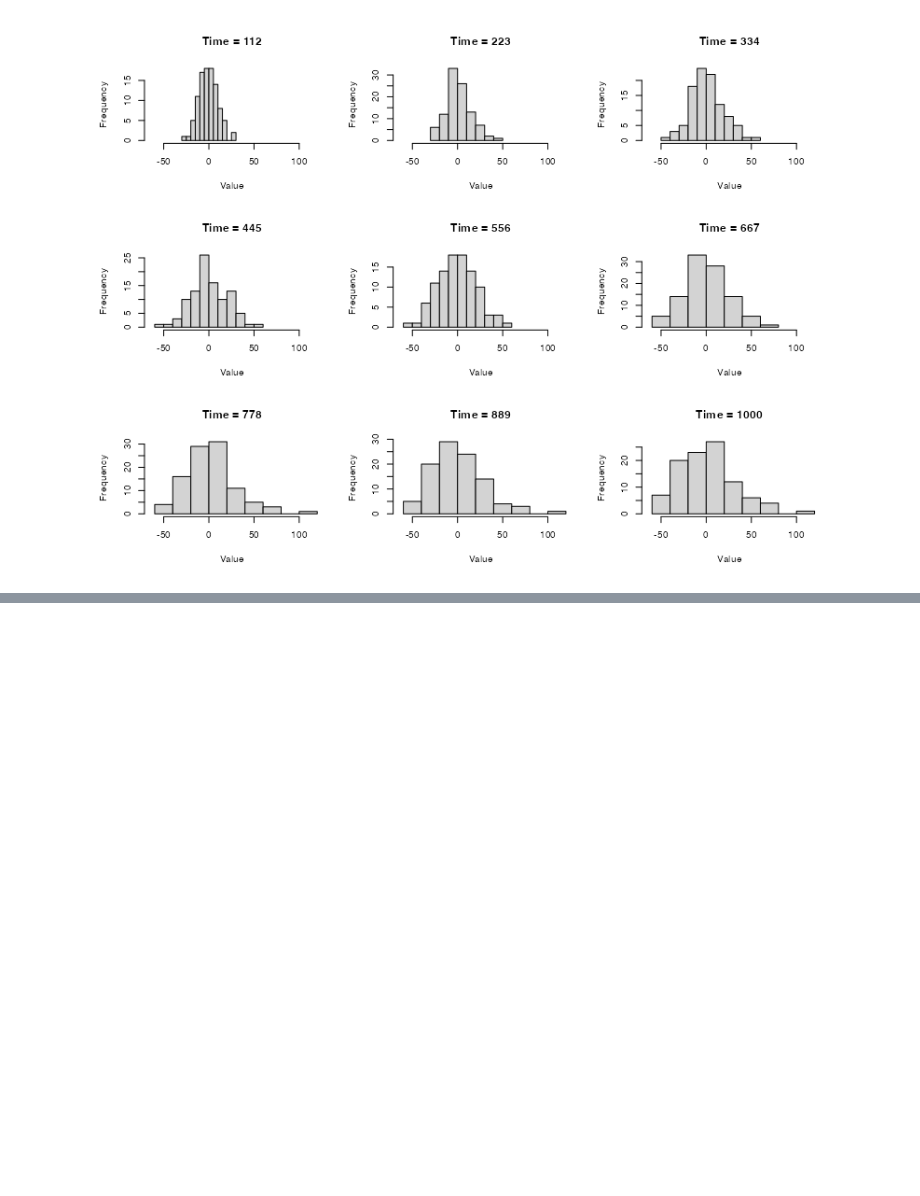
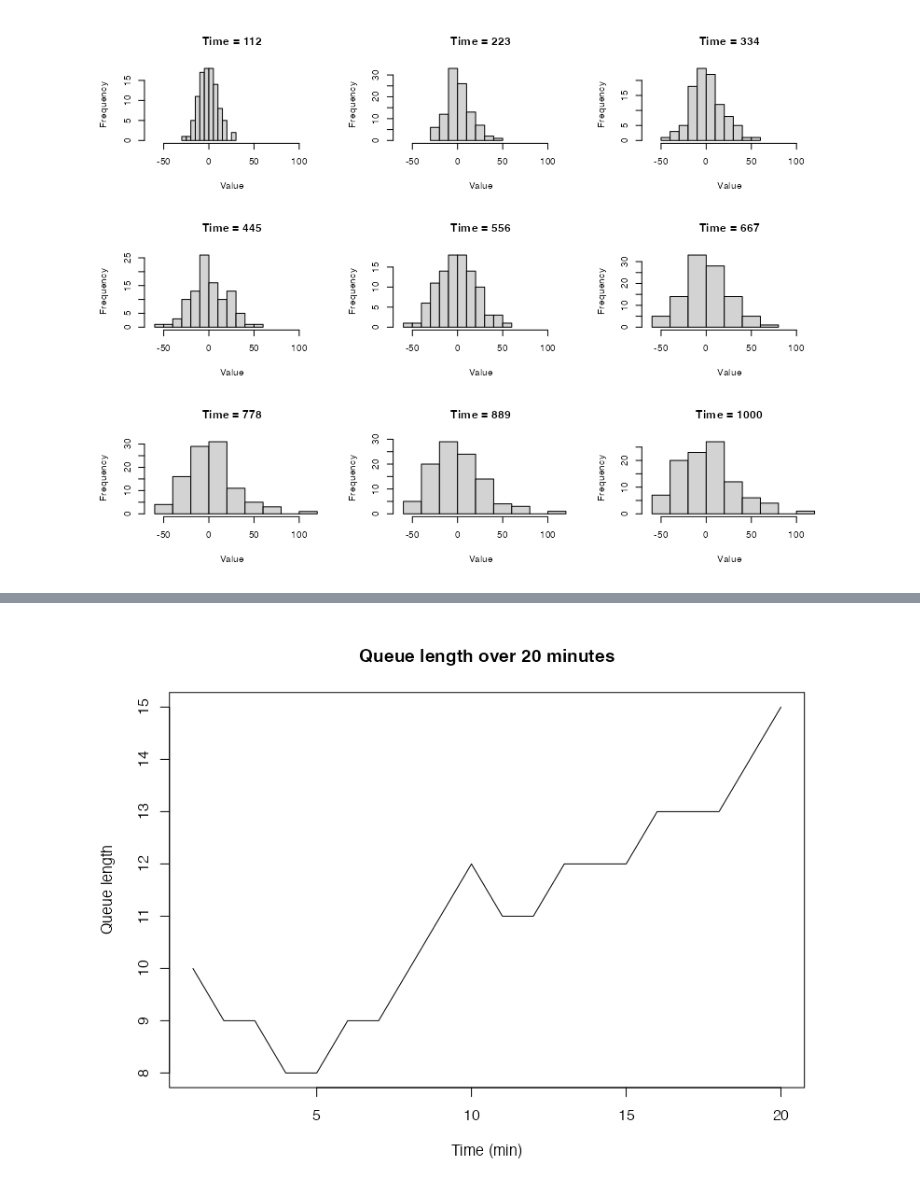
Before and after one commit to otodreas/BIOS13-Coursework, a Jupyter notebook: Exercises/StochasticSystems/Exercise.ipynb, the cells around one changed output, grey strips where cells are left out. Cells and saved outputs as stored; diff of their text form; code cells hidden in the pictures; blank space fills up the shorter version.

Commit message:
completed queue exercise

```diff
--- a/Exercises/StochasticSystems/Exercise.ipynb
+++ b/Exercises/StochasticSystems/Exercise.ipynb
@@ -9,11 +9,11 @@
 randomwalk <- function(N, tmax) {
   m <- matrix(nrow = N, ncol = tmax)  # Create empty matrix to store walks in
   m[,1] <- 0  # Assign first column of matrix to 0
-  for (row in 1:N) {
-    for (col in 2:tmax) {
+  for (row in 1:N) {  # Loop through range of N
+    for (col in 2:tmax) {  # Loop through range of tmax
       m[row, col] <- m[row, col-1] + rnorm(1)  # Insert value of x into the appropriate matrix position
-    }  # Loop through range of tmax
-  }  # Loop through range of N
+    }
+  }
   return(m)  # Return matrix
 }
 # %%
@@ -36,11 +36,11 @@ for (row in 2:N) {
 ## 3. Plot endpoints on histogram
 par(mfrow = c(3, 3))  # Force 9 subplots
 t_intervals <- seq(1, tmax, length = 10)[-1]  # Get 9 evenly spaced time intervals from tmax
-for (t in t_intervals) {
+for (t in t_intervals) {  # Loop through time intervals
   hist(
     m[, t], xlim = c(min(m), max(m)),
     main = paste0("Time = ", t), xlab = "Value"
   )  # Plot each histogram
-}  # Loop through time intervals
+}
 # %% [output]
 [figure]
@@ -46,0 +57,29 @@ for (t in t_intervals) {
+# %%
+## 1. Define function
+runQ <- function(P_in, P_out, T_queue) {
+  q <- 10  # Initialize momentary queue length
+  Q <- rep(q, T_queue)  # Initialize queue lenghts vector
+  smpl <- function(P) {
+    sample(c(0, 1), size = 1, prob = c(1-P, P))  # Define custom sample function
+  }
+  for (t in 2:T_queue) {  # Loop through minutes
+    q <- q + (1 * smpl(P_in))  # Add one to queue with probability P_in
+    if (q > 0) {  # Check that queue length is not negative
+      q <- q - (1 * smpl(P_out))  # Remove one from queue with probability P_out
+    }
+    Q[t] <- q  # Append queue length to the queue lengths vector
+  }
+  return(Q)  # Return queue
+}
+# %%
+## 2. Plot
+set.seed(0)  # Set seed
+P_in <- 0.7  # Define P_in
+P_out <- 0.6  # Define P_out
+T_queue <- 20  # Define T_queue
+Q <- runQ(P_in, P_out, T_queue)  # Generate a vector of queue lengths
+plot(
+  Q, type = "l", main = paste0("Queue length over ", T_queue, " minutes"), xlab = "Time (min)", ylab = "Queue length"
+)  # Plot the vector of queue lengths
+# %% [output]
+[figure, added]
```
Also changed, not shown: parts of 3 cells of this notebook.
